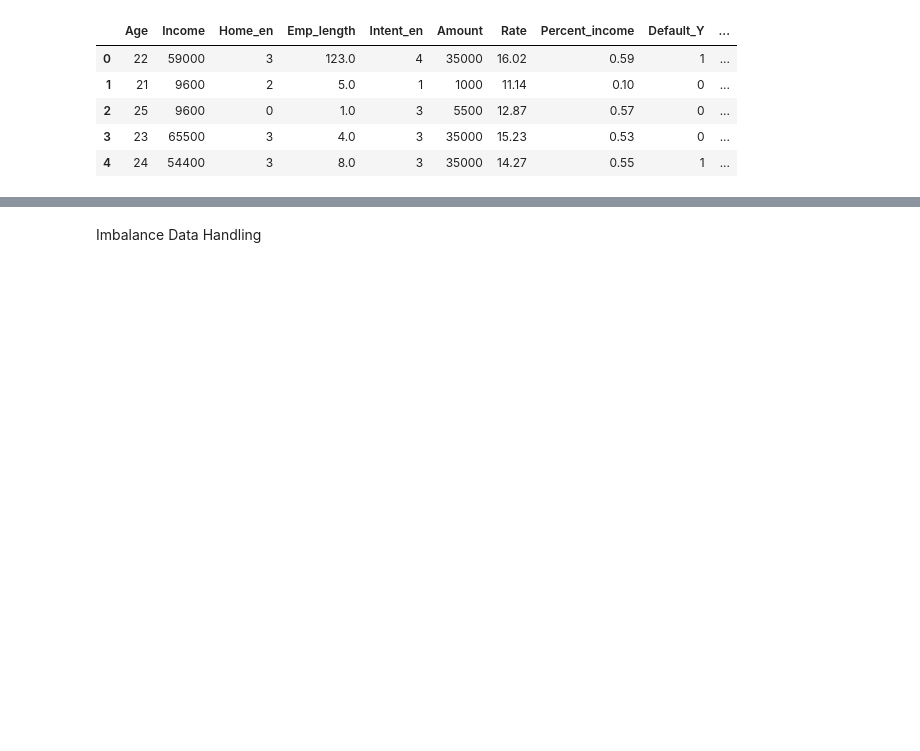
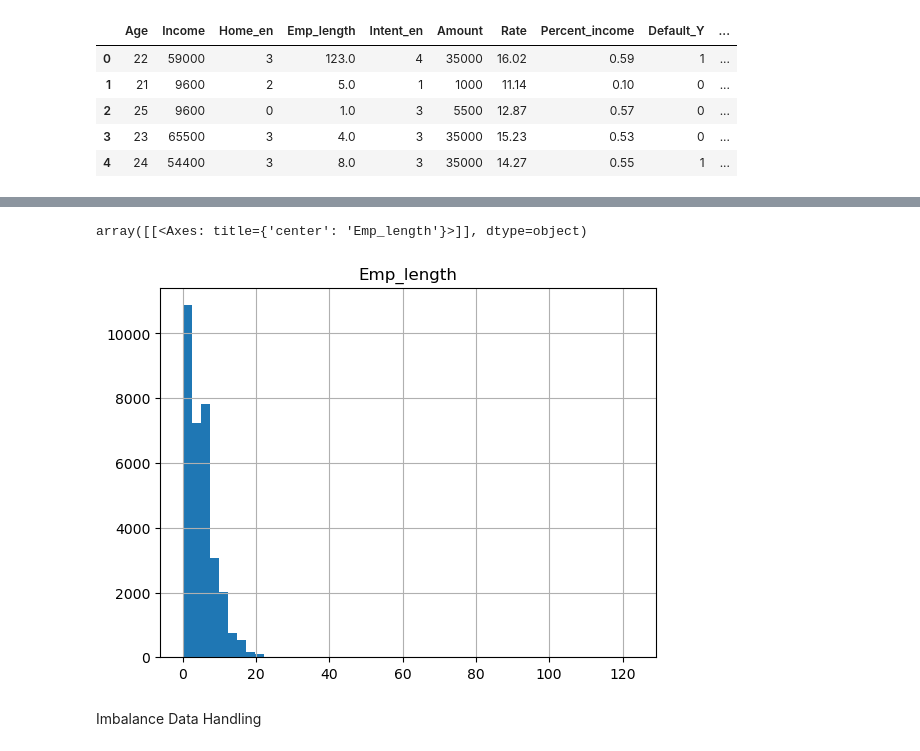
Before and after one commit to ChanukaDil/Bank_Loan_Predict, a Jupyter notebook: Project.ipynb, the cells around one changed output, grey strips where cells are left out. Drawn from its saved outputs; the diff is of its cells as text; code cells hidden in the pictures; blank space fills up the shorter version.

```diff
--- a/Project.ipynb
+++ b/Project.ipynb
@@ -367,3 +381,8 @@ data_12.head()
+# %%
+data_12.hist(column='Emp_length', bins=50)
+# %% [output]
+array([[<Axes: title={'center': 'Emp_length'}>]], dtype=object)
+[figure, added]
 # %% [markdown]
 Imbalance Data Handling
 # %%
```
Also changed, not shown: parts of 20 cells of this notebook.
